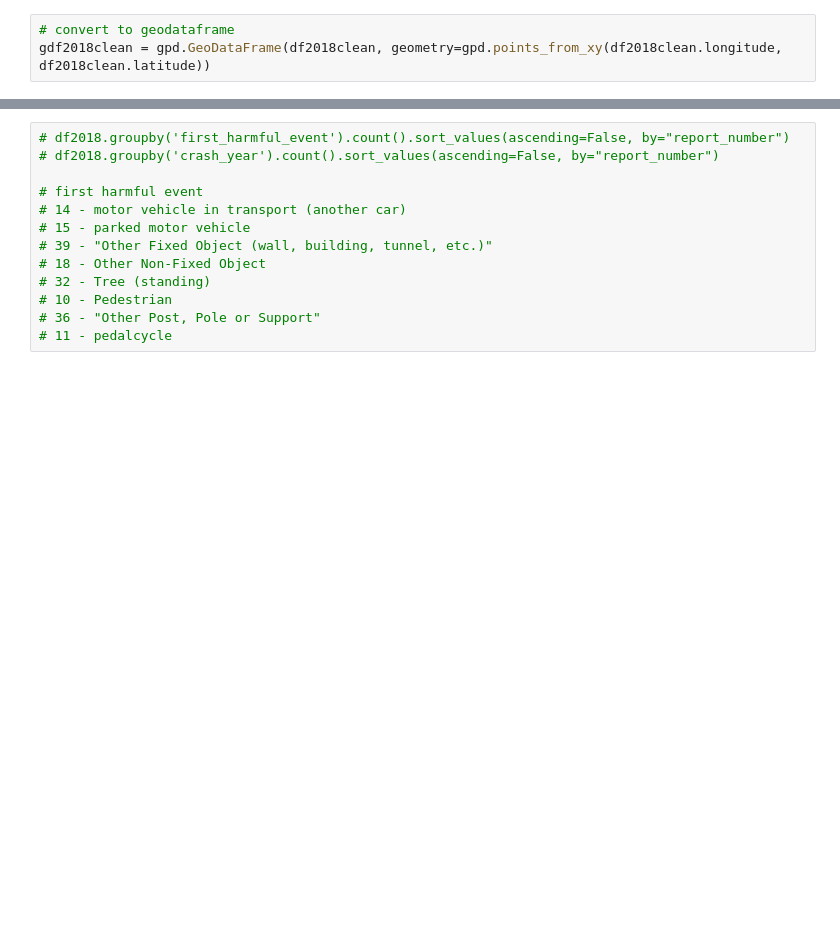
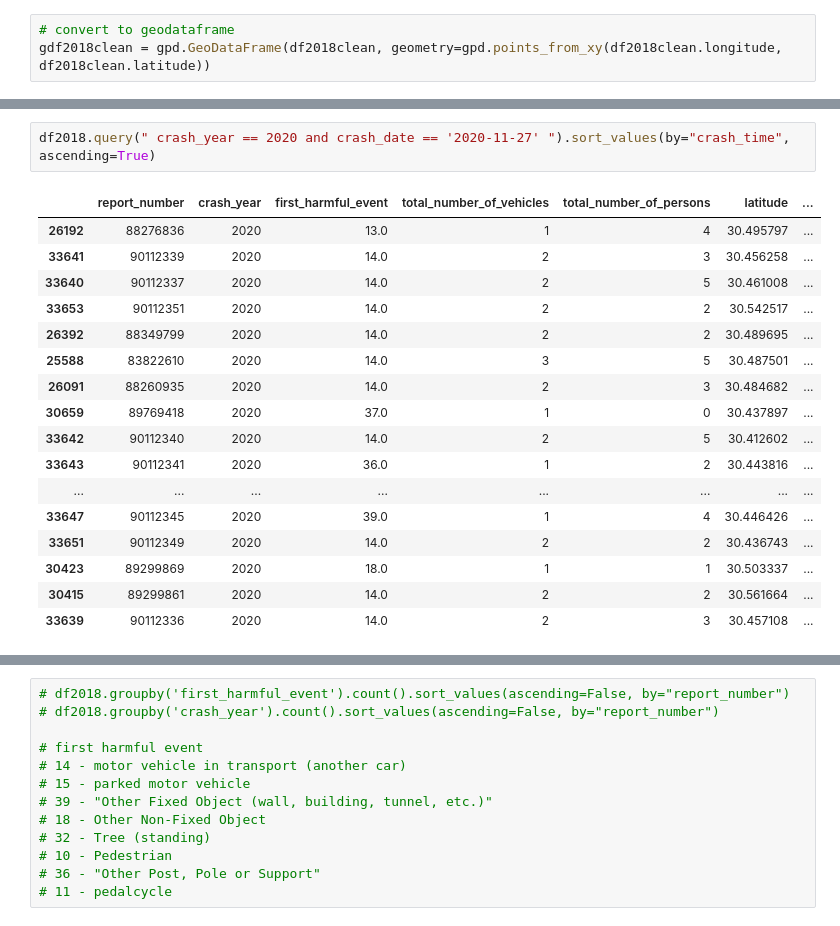
Before and after one commit to TheNextCEO/vision-zero, a Jupyter notebook: scripts/clean.ipynb, the cells around one changed output, grey strips where cells are left out. Cells and saved outputs as stored; diff of their text form; blank space fills up the shorter version.

```diff
--- a/scripts/clean.ipynb
+++ b/scripts/clean.ipynb
@@ -77,0 +156,20 @@ df2018clean.to_csv("./crash-data/clean/all-2018to2021.csv")
+# %%
+df2018.query(" crash_year == 2020 and crash_date == '2020-11-27' ").sort_values(by="crash_time", ascending=True)
+# %% [output]
+|  | report_number | crash_year | first_harmful_event | total_number_of_vehicles | total_number_of_persons | latitude | ... |
+| 26192 | 88276836 | 2020 | 13.0 | 1 | 4 | 30.495797 | ... |
+| 33641 | 90112339 | 2020 | 14.0 | 2 | 3 | 30.456258 | ... |
+| 33640 | 90112337 | 2020 | 14.0 | 2 | 5 | 30.461008 | ... |
+| 33653 | 90112351 | 2020 | 14.0 | 2 | 2 | 30.542517 | ... |
+| 26392 | 88349799 | 2020 | 14.0 | 2 | 2 | 30.489695 | ... |
+| 25588 | 83822610 | 2020 | 14.0 | 3 | 5 | 30.487501 | ... |
+| 26091 | 88260935 | 2020 | 14.0 | 2 | 3 | 30.484682 | ... |
+| 30659 | 89769418 | 2020 | 37.0 | 1 | 0 | 30.437897 | ... |
+| 33642 | 90112340 | 2020 | 14.0 | 2 | 5 | 30.412602 | ... |
+| 33643 | 90112341 | 2020 | 36.0 | 1 | 2 | 30.443816 | ... |
+| ... | ... | ... | ... | ... | ... | ... | ... |
+| 33647 | 90112345 | 2020 | 39.0 | 1 | 4 | 30.446426 | ... |
+| 33651 | 90112349 | 2020 | 14.0 | 2 | 2 | 30.436743 | ... |
+| 30423 | 89299869 | 2020 | 18.0 | 1 | 1 | 30.503337 | ... |
+| 30415 | 89299861 | 2020 | 14.0 | 2 | 2 | 30.561664 | ... |
+| 33639 | 90112336 | 2020 | 14.0 | 2 | 3 | 30.457108 | ... |
```
Also changed, not shown: parts of 21 cells of this notebook, 7 other files.
